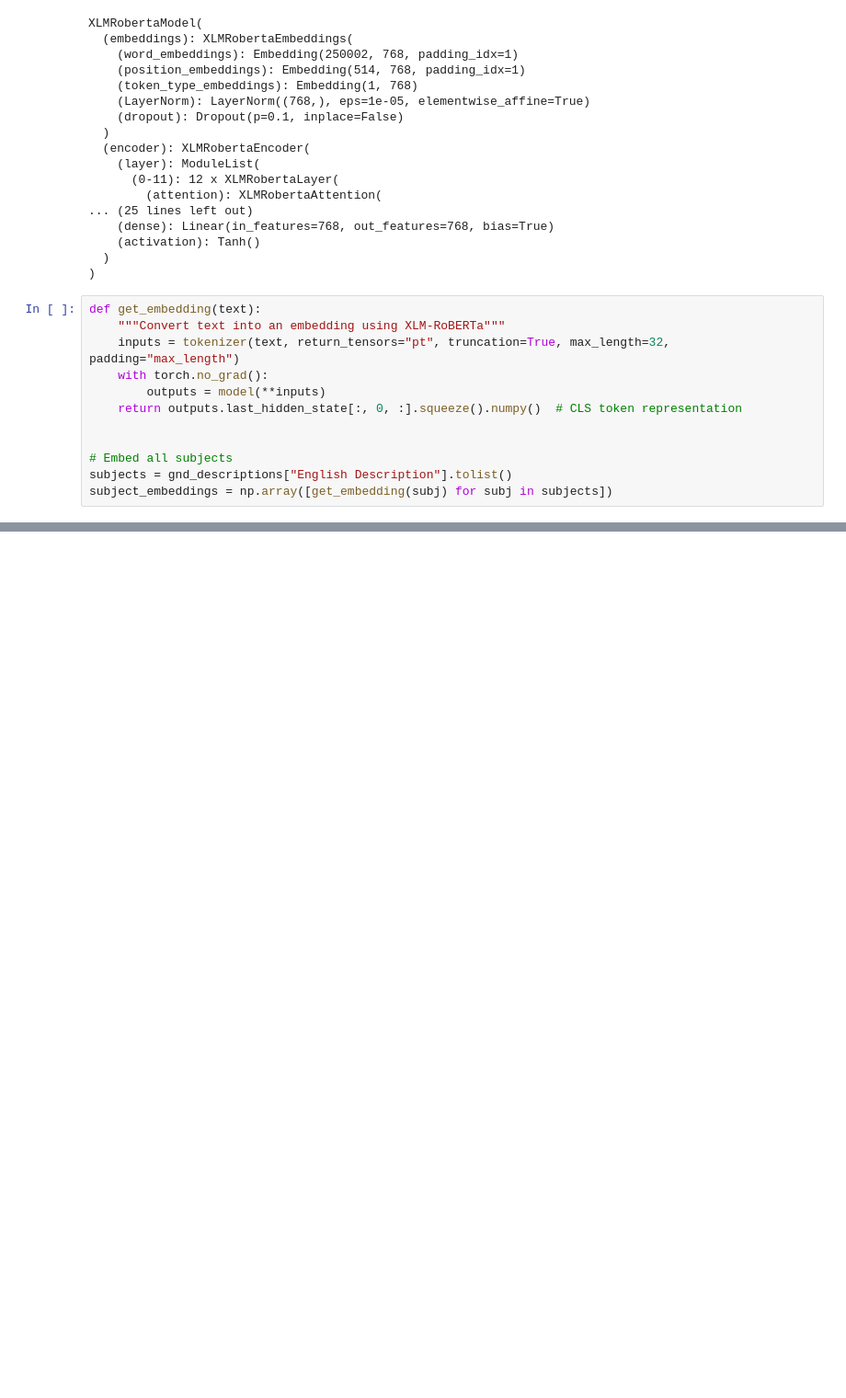
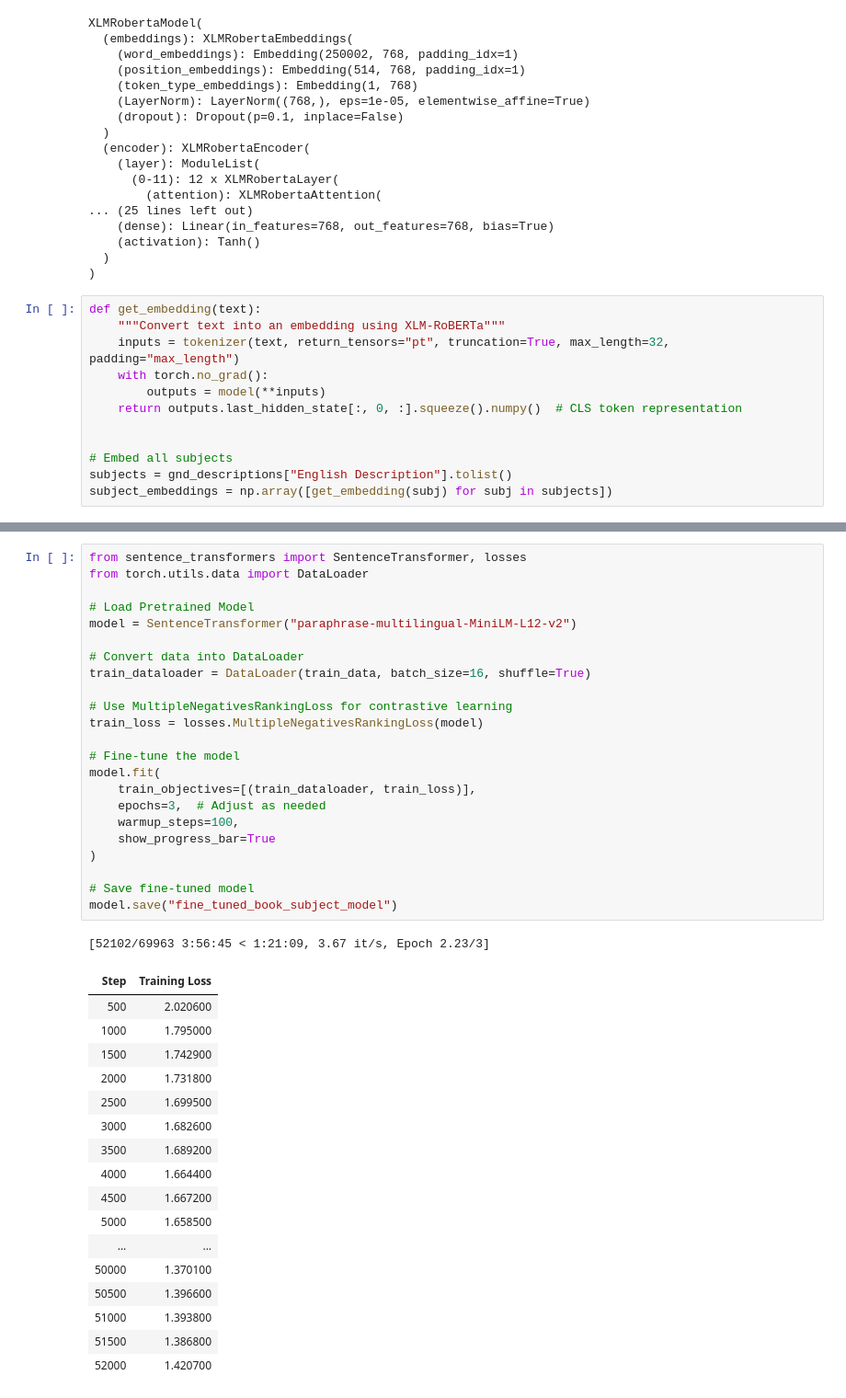
Before and after one commit to BehradSamimi/LLM-based-Automated-Subject-Tagging-for-a-National-Technical-Library, a Jupyter notebook: tibkat-preprocessing.ipynb, the cells around one changed output, grey strips where cells are left out. Shown: that part at 92% size. Drawn from its saved outputs; the diff is of its cells as text; blank space fills up the shorter version.

```diff
--- a/tibkat-preprocessing.ipynb
+++ b/tibkat-preprocessing.ipynb
@@ -261,0 +310,42 @@ KeyboardInterrupt:
+# %%
+from sentence_transformers import SentenceTransformer, losses
+from torch.utils.data import DataLoader
+
+# Load Pretrained Model
+model = SentenceTransformer("paraphrase-multilingual-MiniLM-L12-v2")
+
+# Convert data into DataLoader
+train_dataloader = DataLoader(train_data, batch_size=16, shuffle=True)
+
+# Use MultipleNegativesRankingLoss for contrastive learning
+train_loss = losses.MultipleNegativesRankingLoss(model)
+
+# Fine-tune the model
+model.fit(
+    train_objectives=[(train_dataloader, train_loss)],
+    epochs=3,  # Adjust as needed
+    warmup_steps=100,
+    show_progress_bar=True
+)
+
+# Save fine-tuned model
+model.save("fine_tuned_book_subject_model")
+# %% [output]
+[52102/69963 3:56:45 < 1:21:09, 3.67 it/s, Epoch 2.23/3]
+| Step | Training Loss |
+| 500 | 2.020600 |
+| 1000 | 1.795000 |
+| 1500 | 1.742900 |
+| 2000 | 1.731800 |
+| 2500 | 1.699500 |
+| 3000 | 1.682600 |
+| 3500 | 1.689200 |
+| 4000 | 1.664400 |
+| 4500 | 1.667200 |
+| 5000 | 1.658500 |
+| ... | ... |
+| 50000 | 1.370100 |
+| 50500 | 1.396600 |
+| 51000 | 1.393800 |
+| 51500 | 1.386800 |
+| 52000 | 1.420700 |
```
Also changed, not shown: parts of 11 cells of this notebook.
